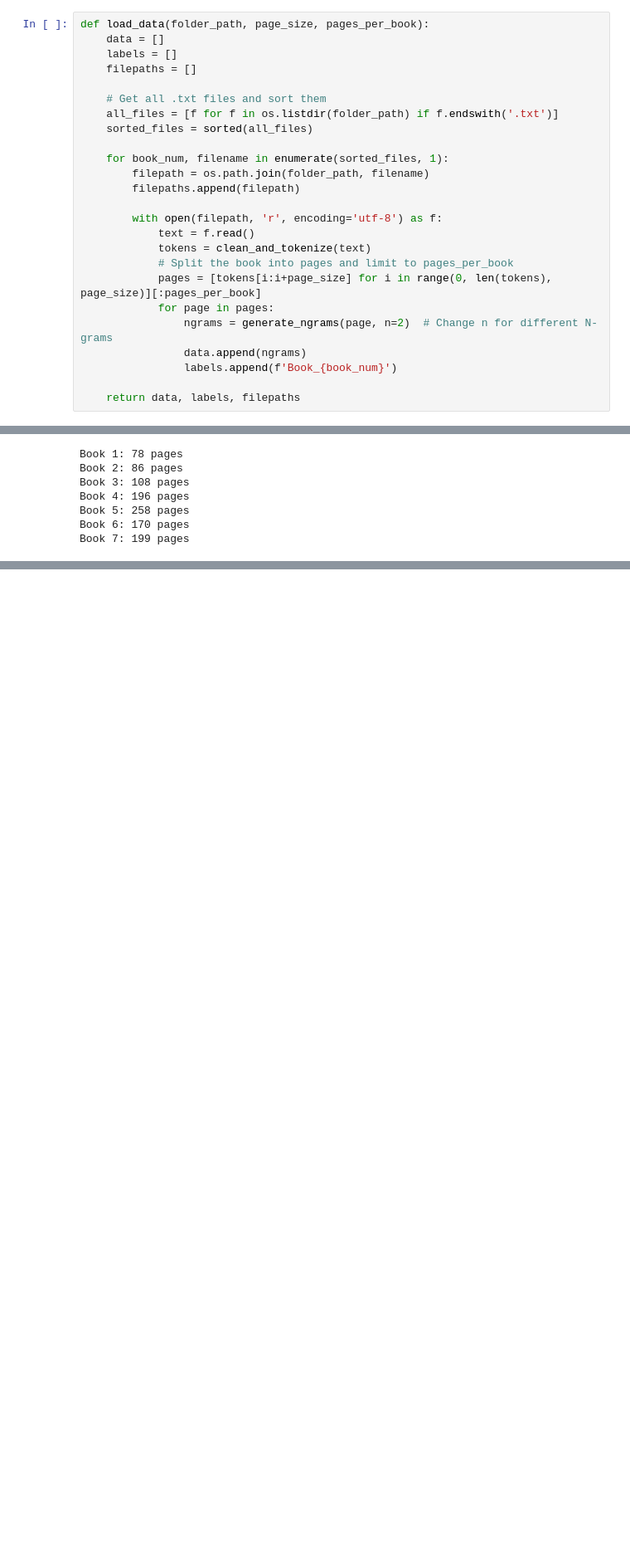
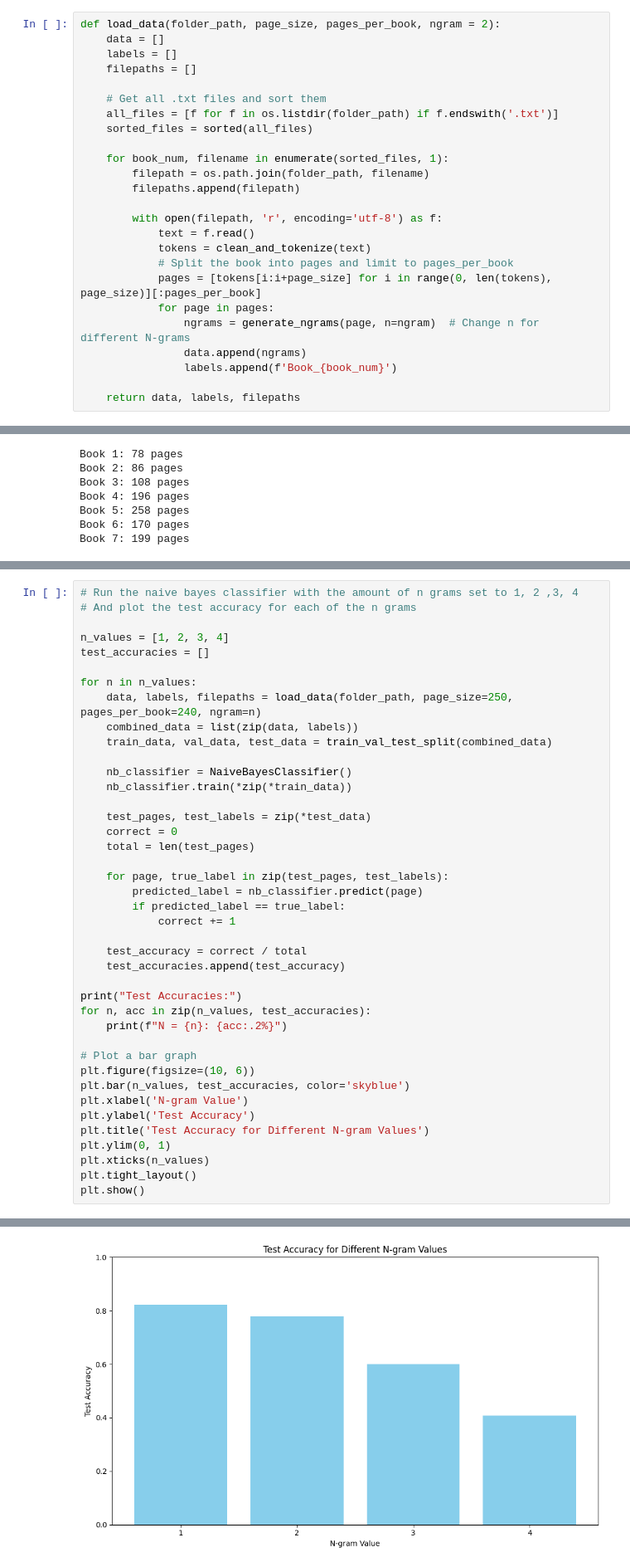
Before and after one commit to AltaafAlly/NLP-Labs, a Jupyter notebook: Lab-2/main.ipynb, the cells around one changed output, grey strips where cells are left out. Shown: that part at 83% size. Drawn from its saved outputs; the diff is of its cells as text; blank space fills up the shorter version.

Commit message:
Plots

```diff
--- a/Lab-2/main.ipynb
+++ b/Lab-2/main.ipynb
@@ -56,7 +56,7 @@ class NaiveBayesClassifier:
 
         return max(log_probs, key=log_probs.get)
 # %%
-def load_data(folder_path, page_size, pages_per_book):
+def load_data(folder_path, page_size, pages_per_book, ngram = 2):
     data = []
     labels = []
     filepaths = []
@@ -75,7 +75,7 @@ def load_data(folder_path, page_size, pages_per_book):
             # Split the book into pages and limit to pages_per_book
             pages = [tokens[i:i+page_size] for i in range(0, len(tokens), page_size)][:pages_per_book]
             for page in pages:
-                ngrams = generate_ngrams(page, n=2)  # Change n for different N-grams
+                ngrams = generate_ngrams(page, n=ngram)  # Change n for different N-grams
                 data.append(ngrams)
                 labels.append(f'Book_{book_num}')
 
@@ -373,0 +306,42 @@ Best accuracy: 0.7827
+# %%
+# Run the naive bayes classifier with the amount of n grams set to 1, 2 ,3, 4
+# And plot the test accuracy for each of the n grams
+
+n_values = [1, 2, 3, 4]
+test_accuracies = []
+
+for n in n_values:
+    data, labels, filepaths = load_data(folder_path, page_size=250, pages_per_book=240, ngram=n)
+    combined_data = list(zip(data, labels))
+    train_data, val_data, test_data = train_val_test_split(combined_data)
+
+    nb_classifier = NaiveBayesClassifier()
+    nb_classifier.train(*zip(*train_data))
+
+    test_pages, test_labels = zip(*test_data)
+    correct = 0
+    total = len(test_pages)
+
+    for page, true_label in zip(test_pages, test_labels):
+        predicted_label = nb_classifier.predict(page)
+        if predicted_label == true_label:
+            correct += 1
+
+    test_accuracy = correct / total
+    test_accuracies.append(test_accuracy)
+
+print("Test Accuracies:")
+for n, acc in zip(n_values, test_accuracies):
+    print(f"N = {n}: {acc:.2%}")
+
+# Plot a bar graph
+plt.figure(figsize=(10, 6))
+plt.bar(n_values, test_accuracies, color='skyblue')
+plt.xlabel('N-gram Value')
+plt.ylabel('Test Accuracy')
+plt.title('Test Accuracy for Different N-gram Values')
+plt.ylim(0, 1)
+plt.xticks(n_values)
+plt.tight_layout()
+plt.show()
+# %% [output]
@@ -373,0 +353 @@ Best accuracy: 0.7827
+[figure, added]
```
Also changed, not shown: parts of 4 cells of this notebook.
